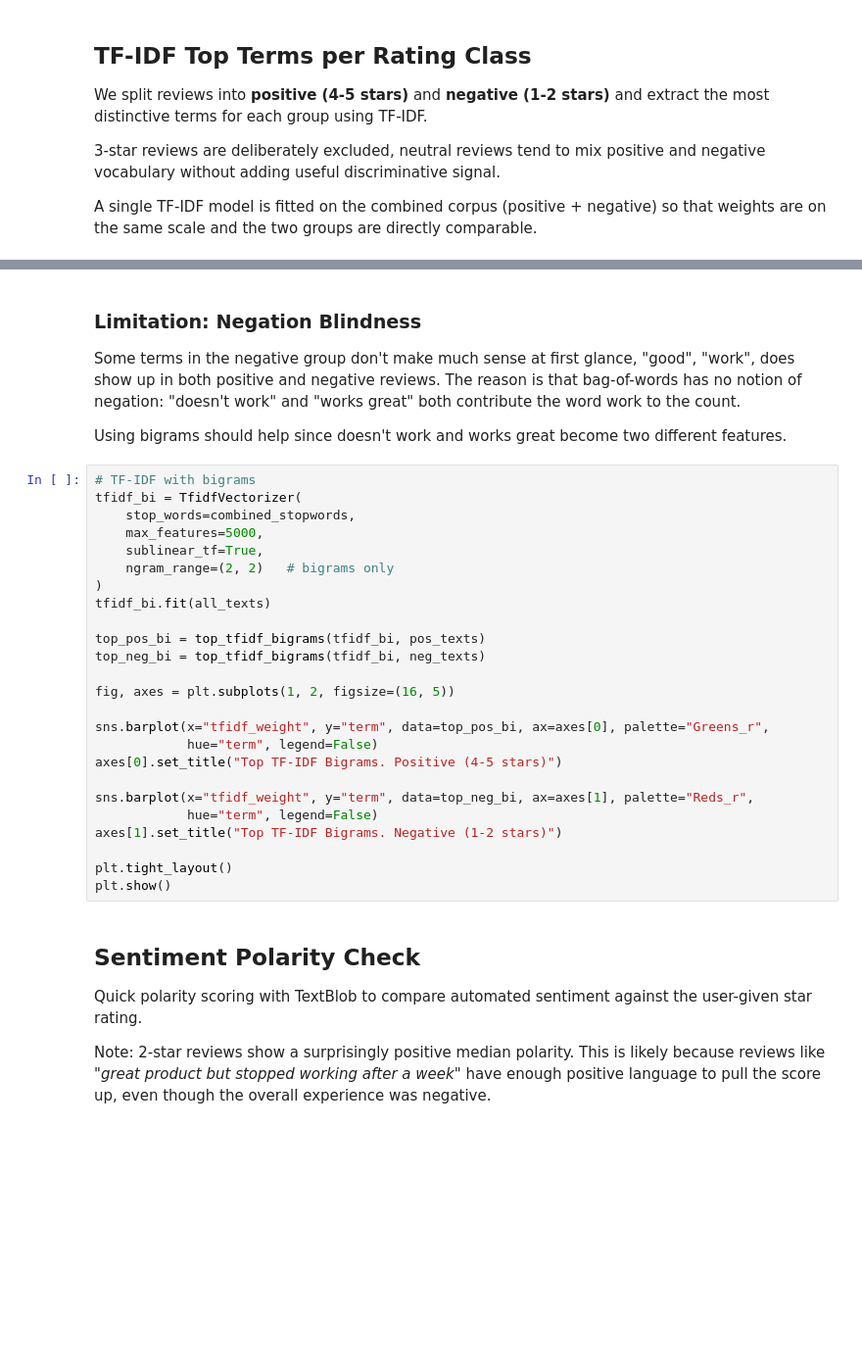
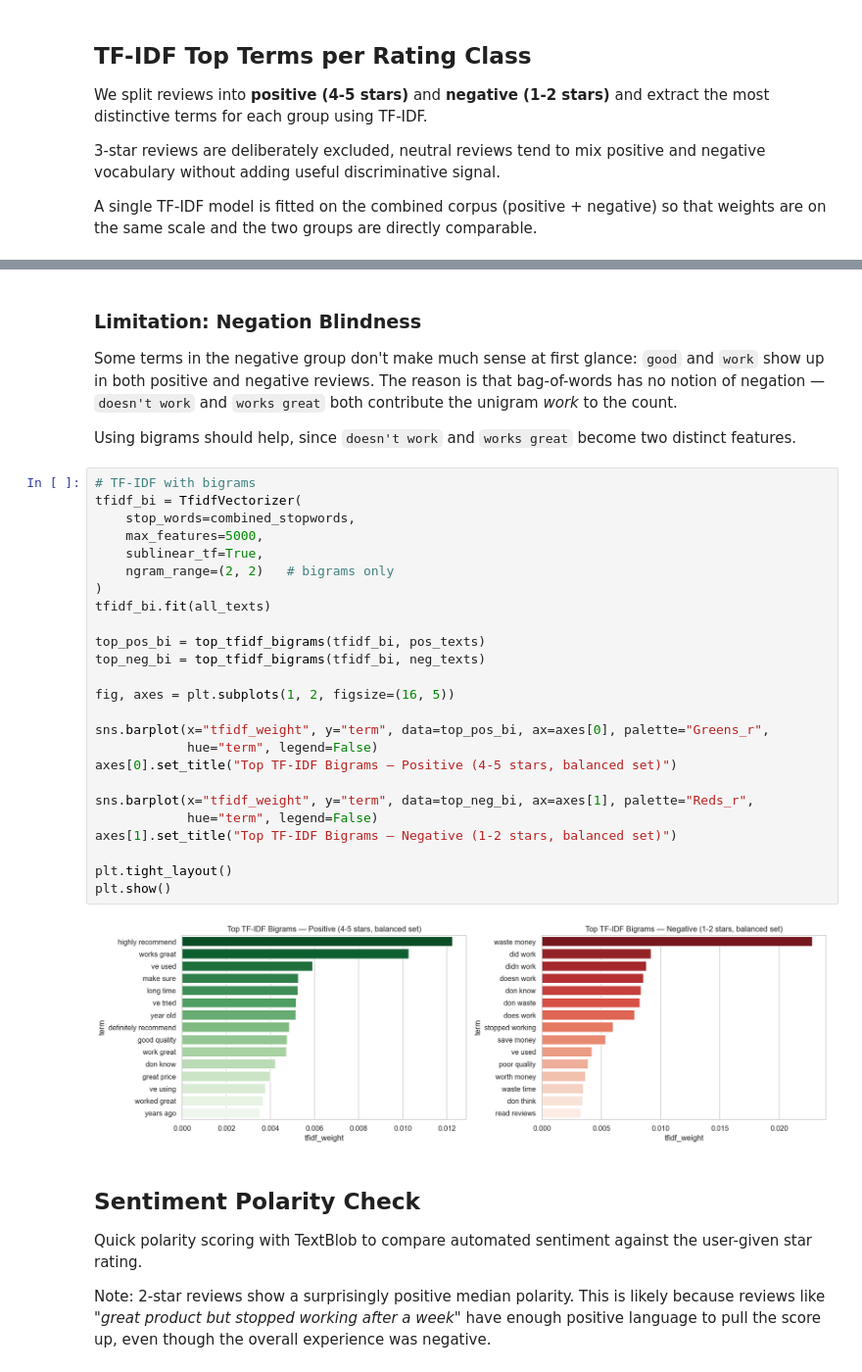
Before and after one commit to FilippoNannucci/DiscoverAI, a Jupyter notebook: 02_EDA.ipynb, the cells around one changed output, grey strips where cells are left out. Shown at 98% size. Cells and saved outputs as stored; diff of their text form; blank space fills up the shorter version.

```diff
--- a/02_EDA.ipynb
+++ b/02_EDA.ipynb
@@ -353,34 +397,36 @@ plt.show()
 # %% [markdown]
 ### Limitation: Negation Blindness
 
-Some terms in the negative group don't make much sense at first glance, "good", "work", does show up in both positive and negative reviews. The reason is that bag-of-words has no notion of negation: "doesn't work" and "works great" both contribute the word work to the count.
+Some terms in the negative group don't make much sense at first glance: `good` and `work` show up in both positive and negative reviews. The reason is that bag-of-words has no notion of negation — `doesn't work` and `works great` both contribute the unigram *work* to the count.
 
-Using bigrams should help since doesn't work and works great become two different features.
+Using bigrams should help, since `doesn't work` and `works great` become two distinct features.
 # %%
 # TF-IDF with bigrams
 tfidf_bi = TfidfVectorizer(
     stop_words=combined_stopwords,
     max_features=5000,
     sublinear_tf=True,
     ngram_range=(2, 2)   # bigrams only
 )
 tfidf_bi.fit(all_texts)
 
 top_pos_bi = top_tfidf_bigrams(tfidf_bi, pos_texts)
 top_neg_bi = top_tfidf_bigrams(tfidf_bi, neg_texts)
 
 fig, axes = plt.subplots(1, 2, figsize=(16, 5))
 
 sns.barplot(x="tfidf_weight", y="term", data=top_pos_bi, ax=axes[0], palette="Greens_r",
             hue="term", legend=False)
-axes[0].set_title("Top TF-IDF Bigrams. Positive (4-5 stars)")
+axes[0].set_title("Top TF-IDF Bigrams — Positive (4-5 stars, balanced set)")
 
 sns.barplot(x="tfidf_weight", y="term", data=top_neg_bi, ax=axes[1], palette="Reds_r",
             hue="term", legend=False)
-axes[1].set_title("Top TF-IDF Bigrams. Negative (1-2 stars)")
+axes[1].set_title("Top TF-IDF Bigrams — Negative (1-2 stars, balanced set)")
 
 plt.tight_layout()
 plt.show()
+# %% [output]
+[figure, added]
 # %% [markdown]
 ## Sentiment Polarity Check
 
```
Also changed, not shown: parts of 17 cells of this notebook.
